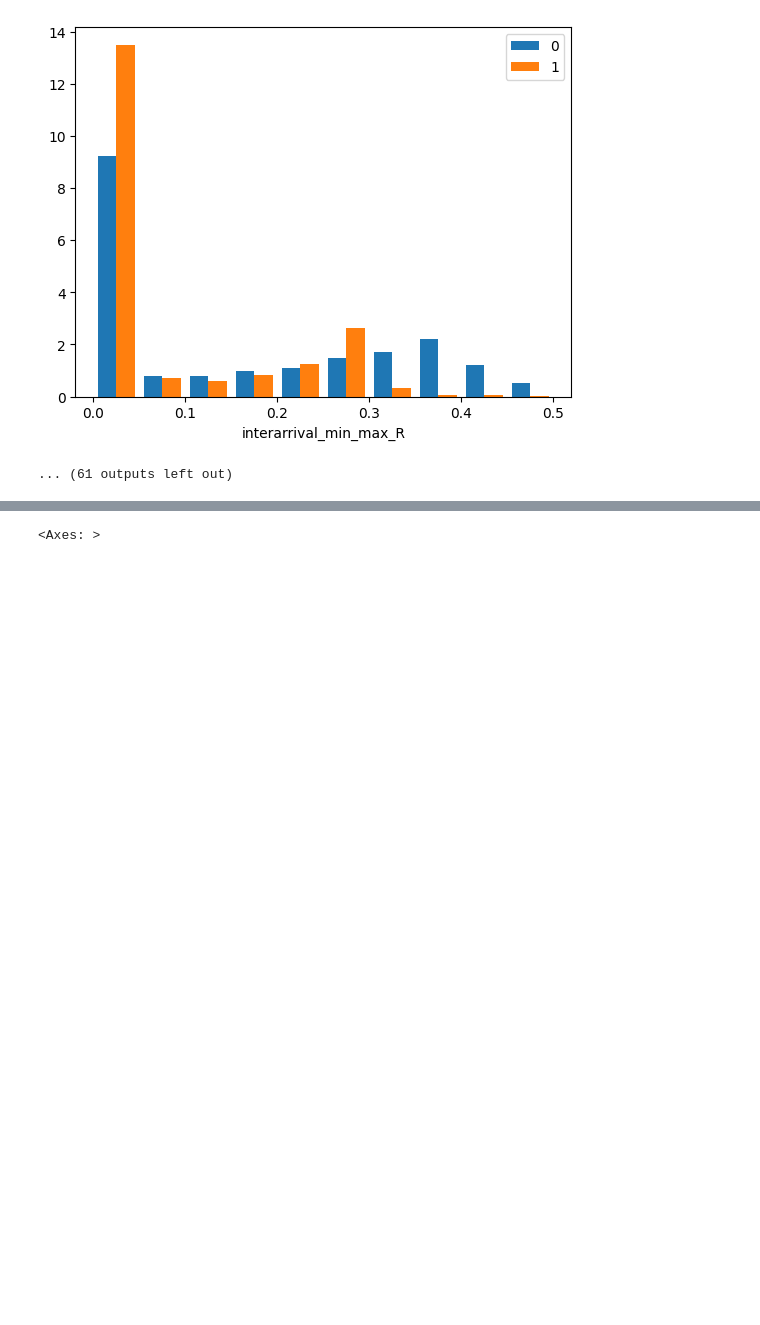
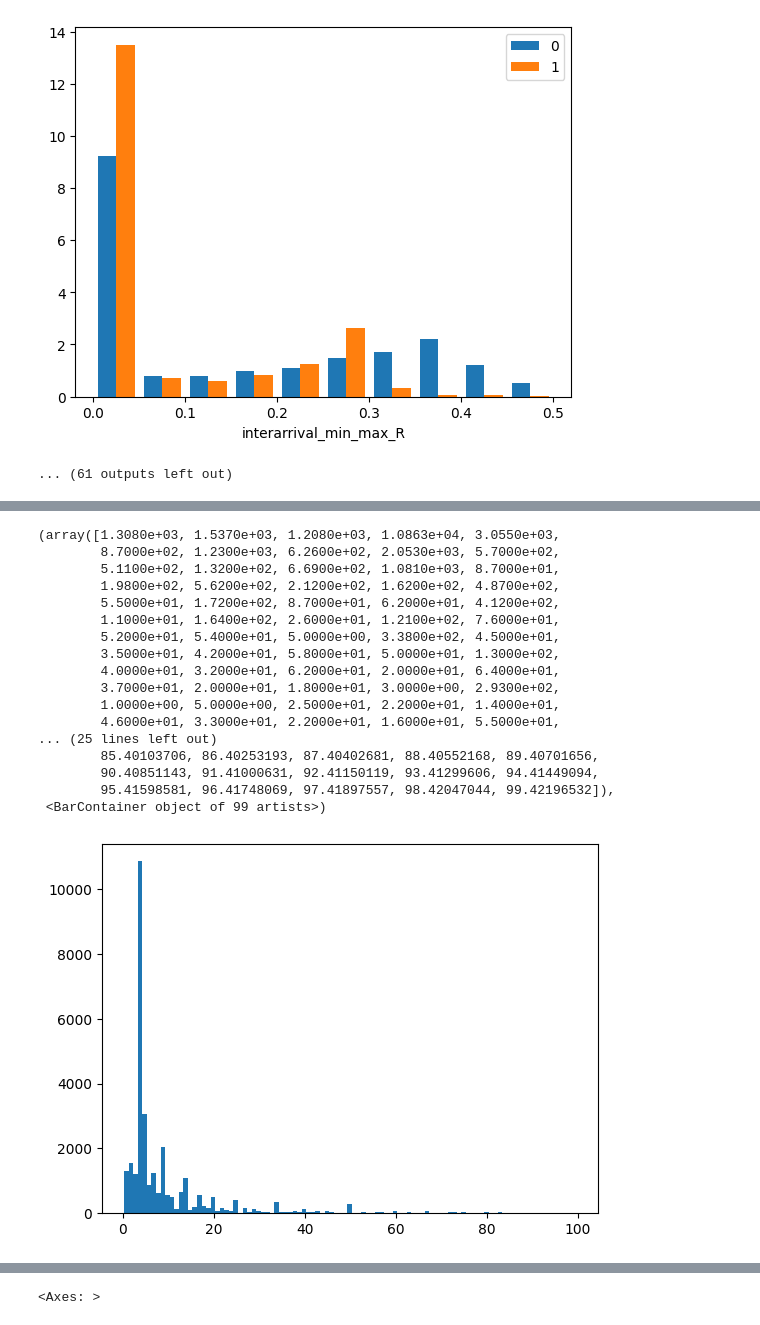
Before and after one commit to PeshX/ML4N_RTP_Project, a Jupyter notebook: Script1.ipynb, the cells around one changed output, grey strips where cells are left out. Drawn from its saved outputs; the diff is of its cells as text; code cells hidden in the pictures; blank space fills up the shorter version.

```diff
--- a/Script1.ipynb
+++ b/Script1.ipynb
@@ -141,0 +134,3 @@ Name: interarrival_std, Length: 2105448, dtype: float64
+# %%
+array_2=df['label']==1
+df[array_2]['num_packet_loss'].value_counts().head(11)
@@ -141,0 +173,5 @@ Name: interarrival_std, Length: 2105448, dtype: float64
+# %%
+df_copy=df[array_2]
+df_copy['new']=df[array_2]['num_packet_loss']/df[array_2]['num_packets']*100
+print(df_copy['new'].describe())
+df_copy[df_copy['new']>100]
@@ -141,0 +206,3 @@ Name: interarrival_std, Length: 2105448, dtype: float64
+# %%
+df_copy=df_copy[df_copy['new']<100]
+df_copy['new'].describe()
@@ -141,0 +219,21 @@ Name: interarrival_std, Length: 2105448, dtype: float64
+# %%
+plt.hist(df_copy['new'], bins=99)
+# %% [output]
+(array([1.3080e+03, 1.5370e+03, 1.2080e+03, 1.0863e+04, 3.0550e+03,
+        8.7000e+02, 1.2300e+03, 6.2600e+02, 2.0530e+03, 5.7000e+02,
+        5.1100e+02, 1.3200e+02, 6.6900e+02, 1.0810e+03, 8.7000e+01,
+        1.9800e+02, 5.6200e+02, 2.1200e+02, 1.6200e+02, 4.8700e+02,
+        5.5000e+01, 1.7200e+02, 8.7000e+01, 6.2000e+01, 4.1200e+02,
+        1.1000e+01, 1.6400e+02, 2.6000e+01, 1.2100e+02, 7.6000e+01,
+        5.2000e+01, 5.4000e+01, 5.0000e+00, 3.3800e+02, 4.5000e+01,
+        3.5000e+01, 4.2000e+01, 5.8000e+01, 5.0000e+01, 1.3000e+02,
+        4.0000e+01, 3.2000e+01, 6.2000e+01, 2.0000e+01, 6.4000e+01,
+        3.7000e+01, 2.0000e+01, 1.8000e+01, 3.0000e+00, 2.9300e+02,
+        1.0000e+00, 5.0000e+00, 2.5000e+01, 2.2000e+01, 1.4000e+01,
+        4.6000e+01, 3.3000e+01, 2.2000e+01, 1.6000e+01, 5.5000e+01,
+... (25 lines left out)
+        85.40103706, 86.40253193, 87.40402681, 88.40552168, 89.40701656,
+        90.40851143, 91.41000631, 92.41150119, 93.41299606, 94.41449094,
+        95.41598581, 96.41748069, 97.41897557, 98.42047044, 99.42196532]),
+ <BarContainer object of 99 artists>)
+[figure, added]
```
Also changed, not shown: parts of 12 cells of this notebook.
